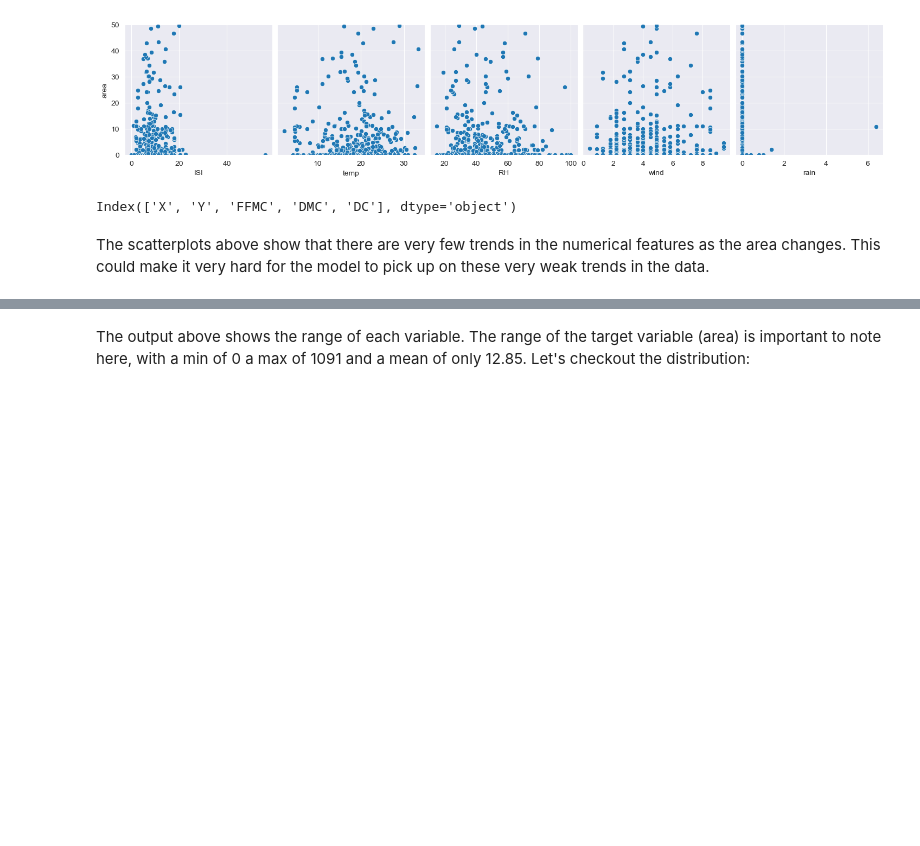
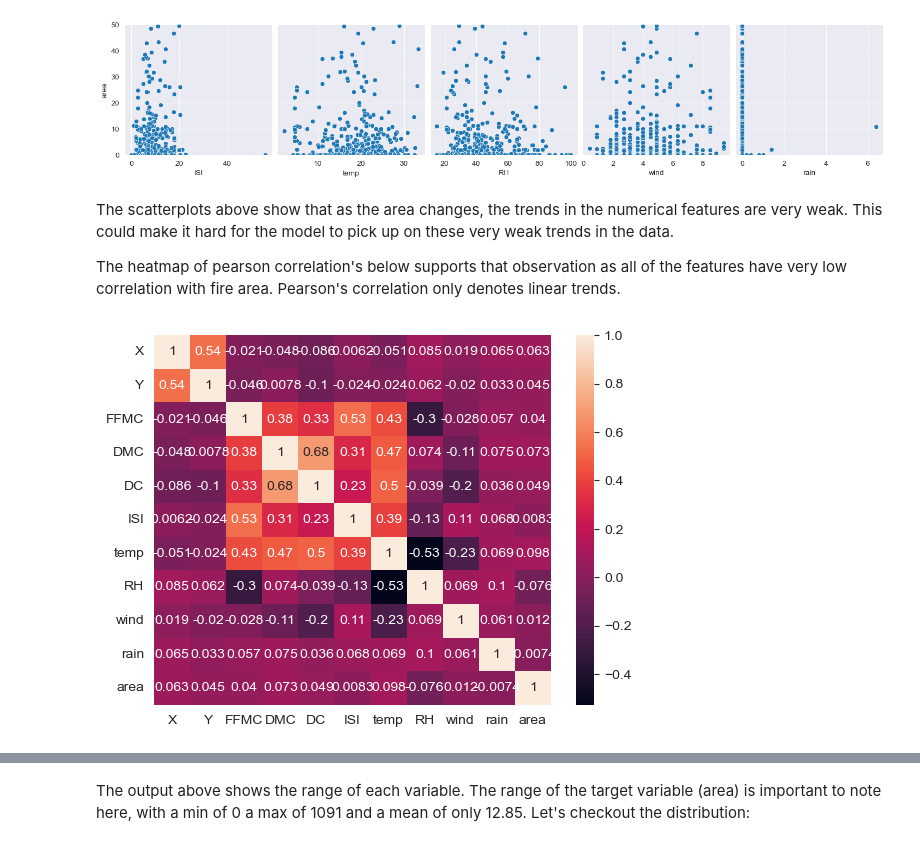
Before and after one commit to grahamgreene88/Forest-Fire-Predicition, a Jupyter notebook: Forest Fire Notebook.ipynb, the cells around one changed output, grey strips where cells are left out. Cells and saved outputs as stored; diff of their text form; code cells hidden in the pictures; blank space fills up the shorter version.

```diff
--- a/Forest Fire Notebook.ipynb
+++ b/Forest Fire Notebook.ipynb
@@ -74,12 +74,17 @@ plt.ylim(0,50)
 plt.show()
 # %% [output]
 [figure]
-# %%
-df.iloc[:, [0, 1, 4, 5, 6]].columns
-# %% [output]
-Index(['X', 'Y', 'FFMC', 'DMC', 'DC'], dtype='object')
-# %% [markdown]
-The scatterplots above show that there are very few trends in the numerical features as the area changes. This could make it very hard for the model to pick up on these very weak trends in the data.
+# %% [markdown]
+The scatterplots above show that as the area changes, the trends in the numerical features are very weak. This could make it hard for the model to pick up on these very weak trends in the data.
+
+The heatmap of pearson correlation's below supports that observation as all of the features have very low correlation with fire area. Pearson's correlation only denotes linear trends.
+# %%
+# Subset df to only include numerical features
+df_num = df.drop(['month', 'day'], axis=1)
+sns.heatmap(df_num.corr(), annot=True)
+plt.show()
+# %% [output]
+[figure, added]
 # %%
 df.describe()
 # %% [output]
```
Also changed, not shown: parts of 20 cells of this notebook.
